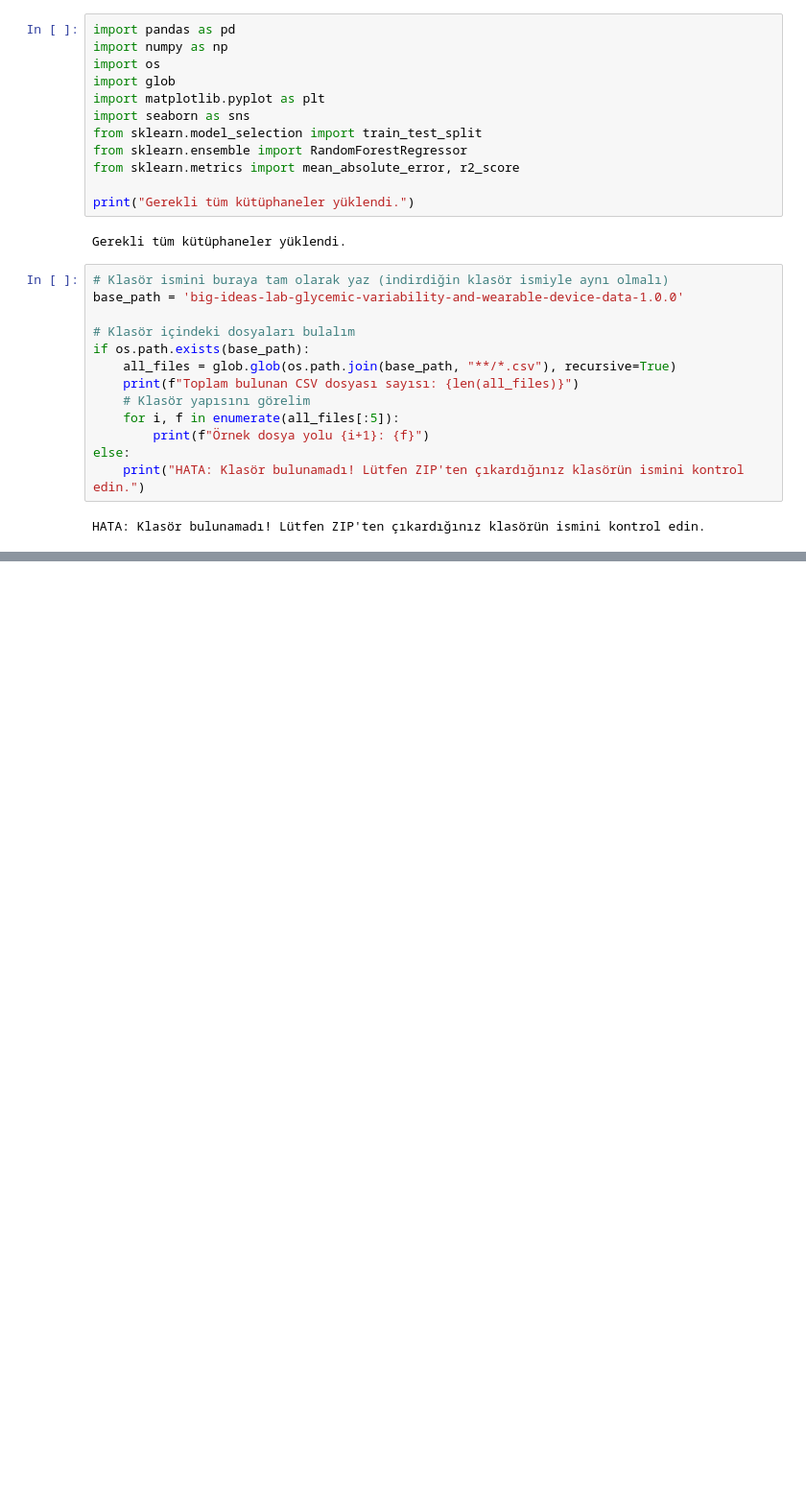
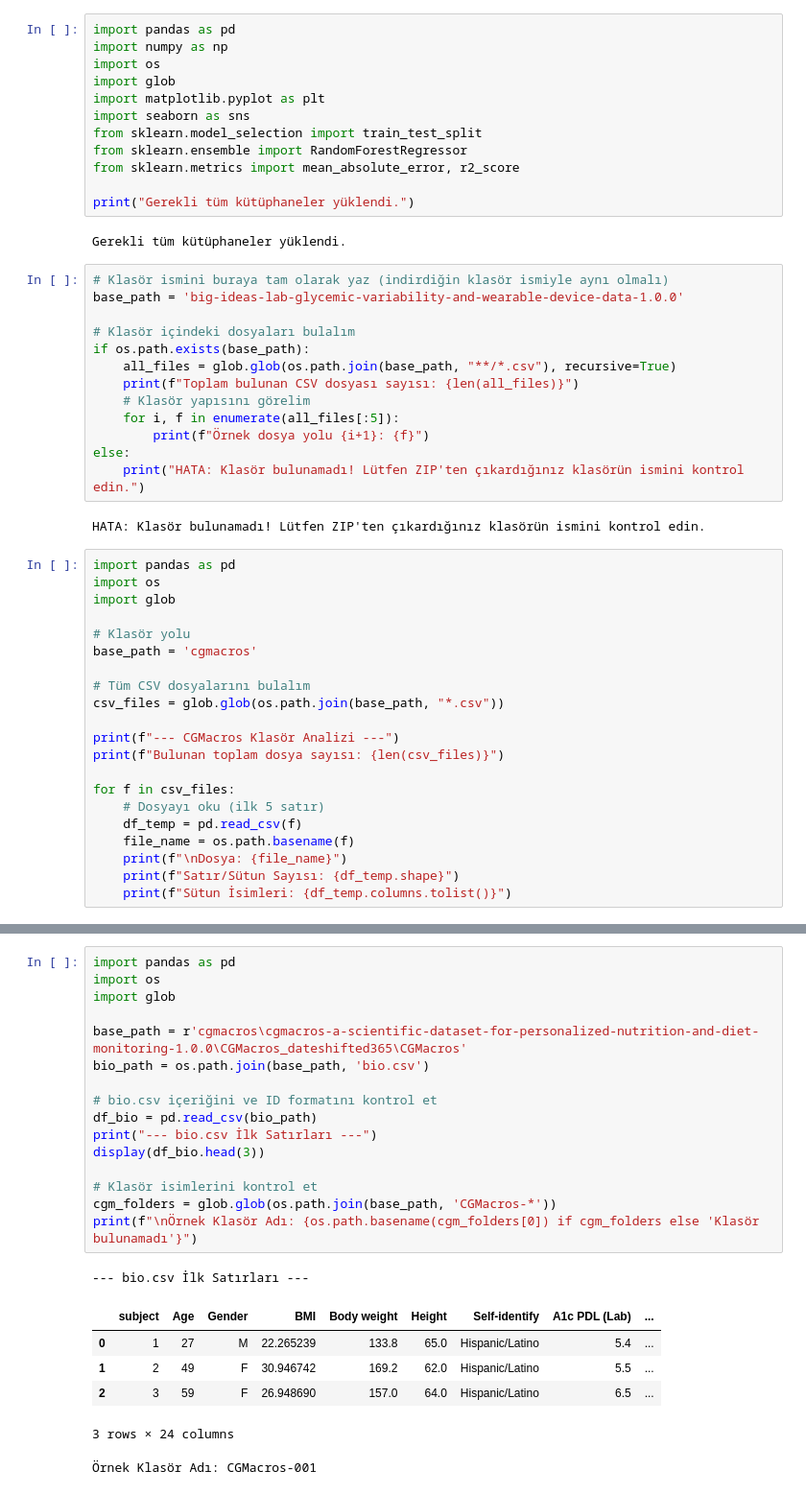
Before and after one commit to alican41/HbA1c-AIDCARE, a Jupyter notebook: hba1c_prediction_model_cgm.ipynb, the cells around one changed output, grey strips where cells are left out. Shown at 96% size. Drawn from its saved outputs; the diff is of its cells as text; blank space fills up the shorter version.

```diff
--- a/hba1c_prediction_model_cgm.ipynb
+++ b/hba1c_prediction_model_cgm.ipynb
@@ -27,3 +27,24 @@ else:
     print("HATA: Klasör bulunamadı! Lütfen ZIP'ten çıkardığınız klasörün ismini kontrol edin.")
 # %% [output]
 HATA: Klasör bulunamadı! Lütfen ZIP'ten çıkardığınız klasörün ismini kontrol edin.
+# %%
+import pandas as pd
+import os
+import glob
+
+# Klasör yolu
+base_path = 'cgmacros'
+
+# Tüm CSV dosyalarını bulalım
+csv_files = glob.glob(os.path.join(base_path, "*.csv"))
+
+print(f"--- CGMacros Klasör Analizi ---")
+print(f"Bulunan toplam dosya sayısı: {len(csv_files)}")
+
+for f in csv_files:
+    # Dosyayı oku (ilk 5 satır)
+    df_temp = pd.read_csv(f)
+    file_name = os.path.basename(f)
+    print(f"\nDosya: {file_name}")
+    print(f"Satır/Sütun Sayısı: {df_temp.shape}")
+    print(f"Sütun İsimleri: {df_temp.columns.tolist()}")
@@ -29,0 +317,24 @@ HATA: Klasör bulunamadı! Lütfen ZIP'ten çıkardığınız klasörün ismini
+# %%
+import pandas as pd
+import os
+import glob
+
+base_path = r'cgmacros\cgmacros-a-scientific-dataset-for-personalized-nutrition-and-diet-monitoring-1.0.0\CGMacros_dateshifted365\CGMacros'
+bio_path = os.path.join(base_path, 'bio.csv')
+
+# bio.csv içeriğini ve ID formatını kontrol et
+df_bio = pd.read_csv(bio_path)
+print("--- bio.csv İlk Satırları ---")
+display(df_bio.head(3))
+
+# Klasör isimlerini kontrol et
+cgm_folders = glob.glob(os.path.join(base_path, 'CGMacros-*'))
+print(f"\nÖrnek Klasör Adı: {os.path.basename(cgm_folders[0]) if cgm_folders else 'Klasör bulunamadı'}")
+# %% [output]
+--- bio.csv İlk Satırları ---
+|  | subject | Age | Gender | BMI | Body weight | Height | Self-identify | A1c PDL (Lab) | ... |
+| 0 | 1 | 27 | M | 22.265239 | 133.8 | 65.0 | Hispanic/Latino | 5.4 | ... |
+| 1 | 2 | 49 | F | 30.946742 | 169.2 | 62.0 | Hispanic/Latino | 5.5 | ... |
+| 2 | 3 | 59 | F | 26.948690 | 157.0 | 64.0 | Hispanic/Latino | 6.5 | ... |
+3 rows × 24 columns
+Örnek Klasör Adı: CGMacros-001
```
Also changed, not shown: parts of 27 cells of this notebook.
